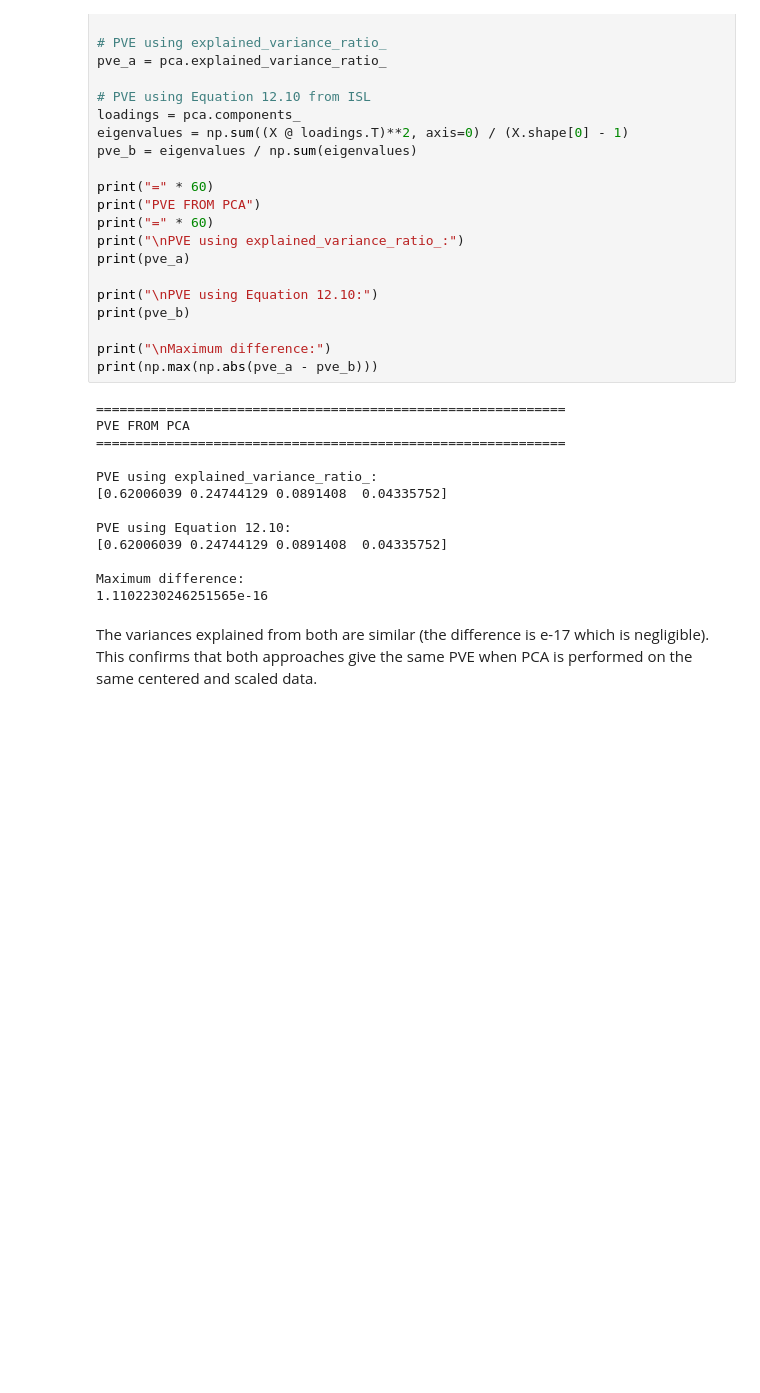
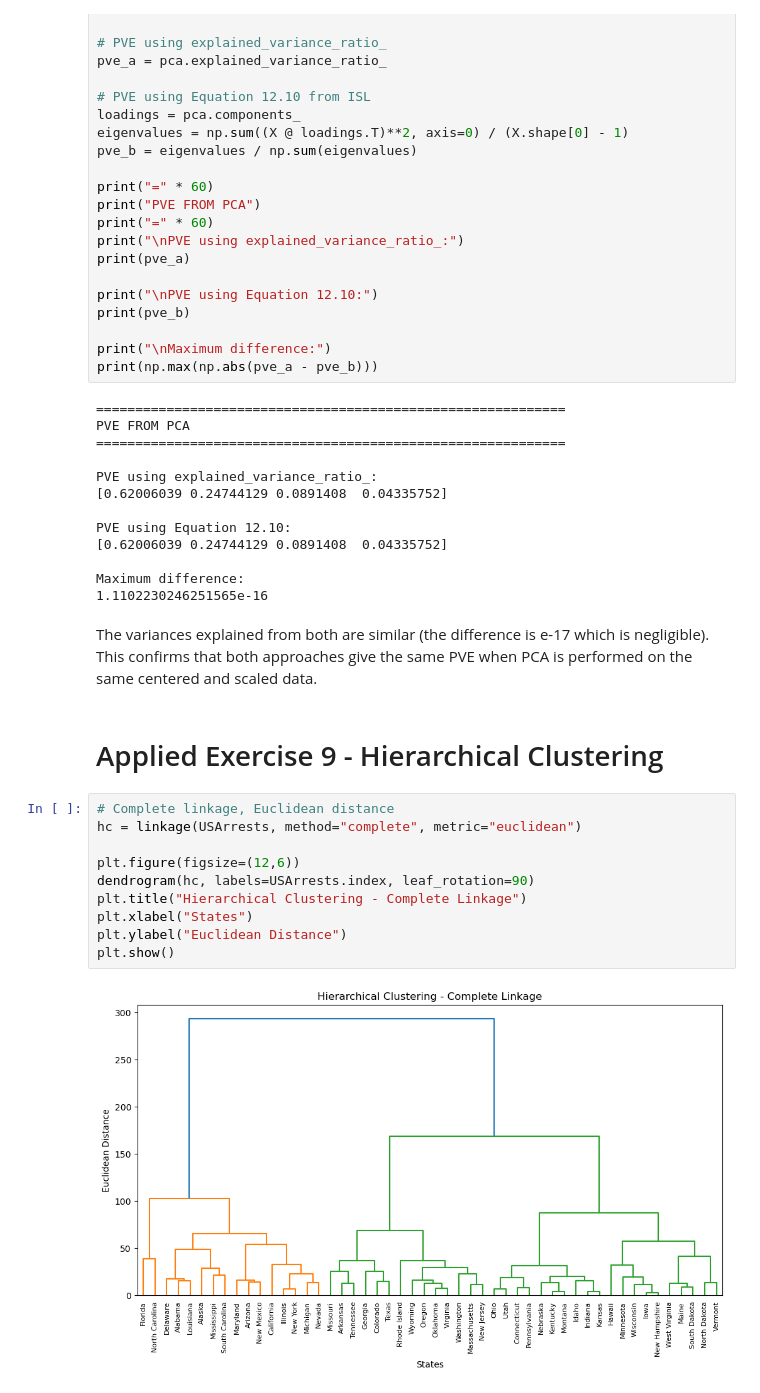
Before and after one commit to sumukha-r/isl-python-solutions, a Jupyter notebook: Chapter12-Unsupervised-Learning/Chapter12-Unsupervised-Learning.ipynb, the cells around one changed output. Cells and saved outputs as stored; diff of their text form; blank space fills up the shorter version.

Commit message:
Applied Exercise 9 Chapter 12

```diff
--- a/Chapter12-Unsupervised-Learning/Chapter12-Unsupervised-Learning.ipynb
+++ b/Chapter12-Unsupervised-Learning/Chapter12-Unsupervised-Learning.ipynb
@@ -82,3 +85,17 @@ Maximum difference:
 1.1102230246251565e-16
 # %% [markdown]
 The variances explained from both are similar (the difference is e-17 which is negligible). This confirms that both approaches give the same PVE when PCA is performed on the same centered and scaled data.
+# %% [markdown]
+# Applied Exercise 9 - Hierarchical Clustering
+# %%
+# Complete linkage, Euclidean distance
+hc = linkage(USArrests, method="complete", metric="euclidean")
+
+plt.figure(figsize=(12,6))
+dendrogram(hc, labels=USArrests.index, leaf_rotation=90)
+plt.title("Hierarchical Clustering - Complete Linkage")
+plt.xlabel("States")
+plt.ylabel("Euclidean Distance")
+plt.show()
+# %% [output]
+[figure, added]
```
Also changed, not shown: parts of 4 cells of this notebook, 1 other file.
